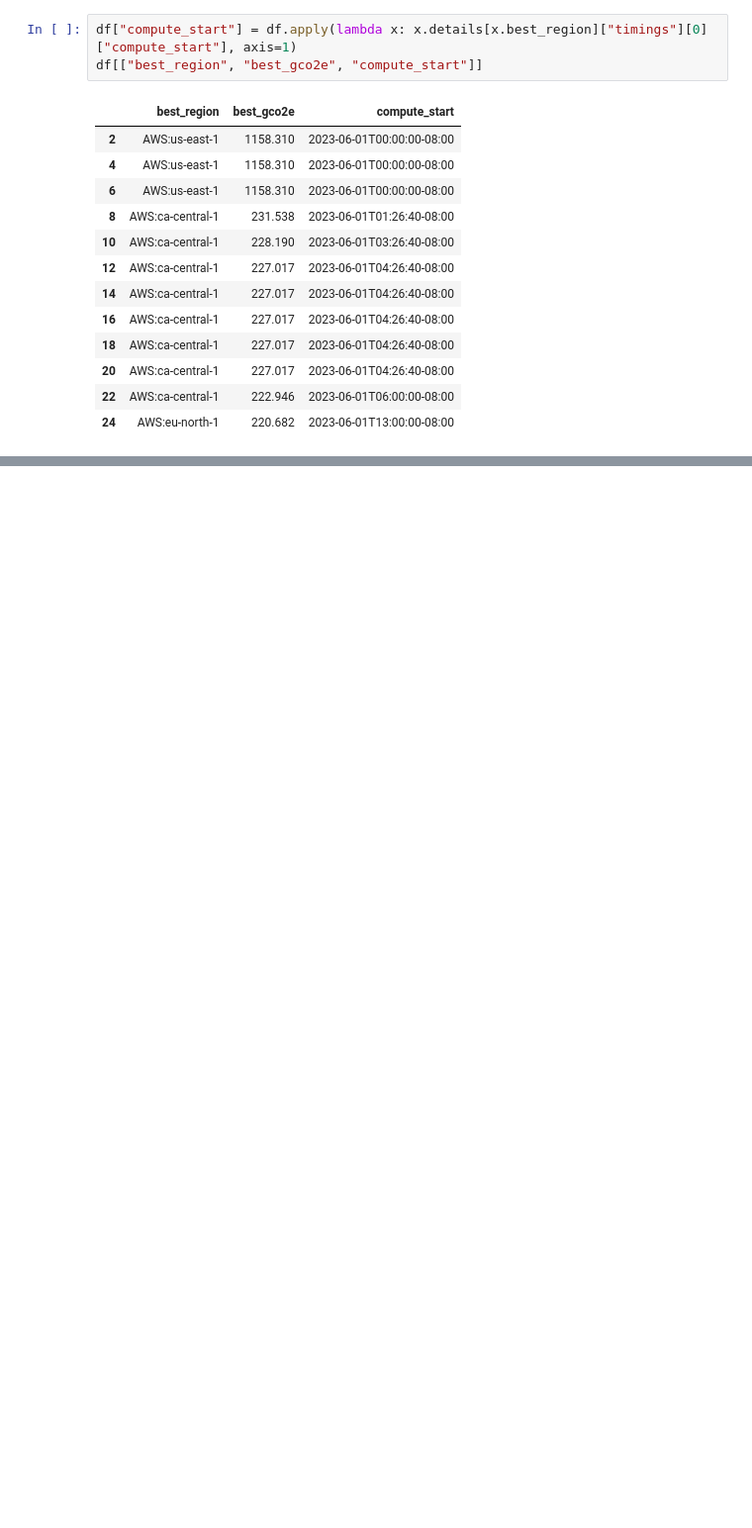
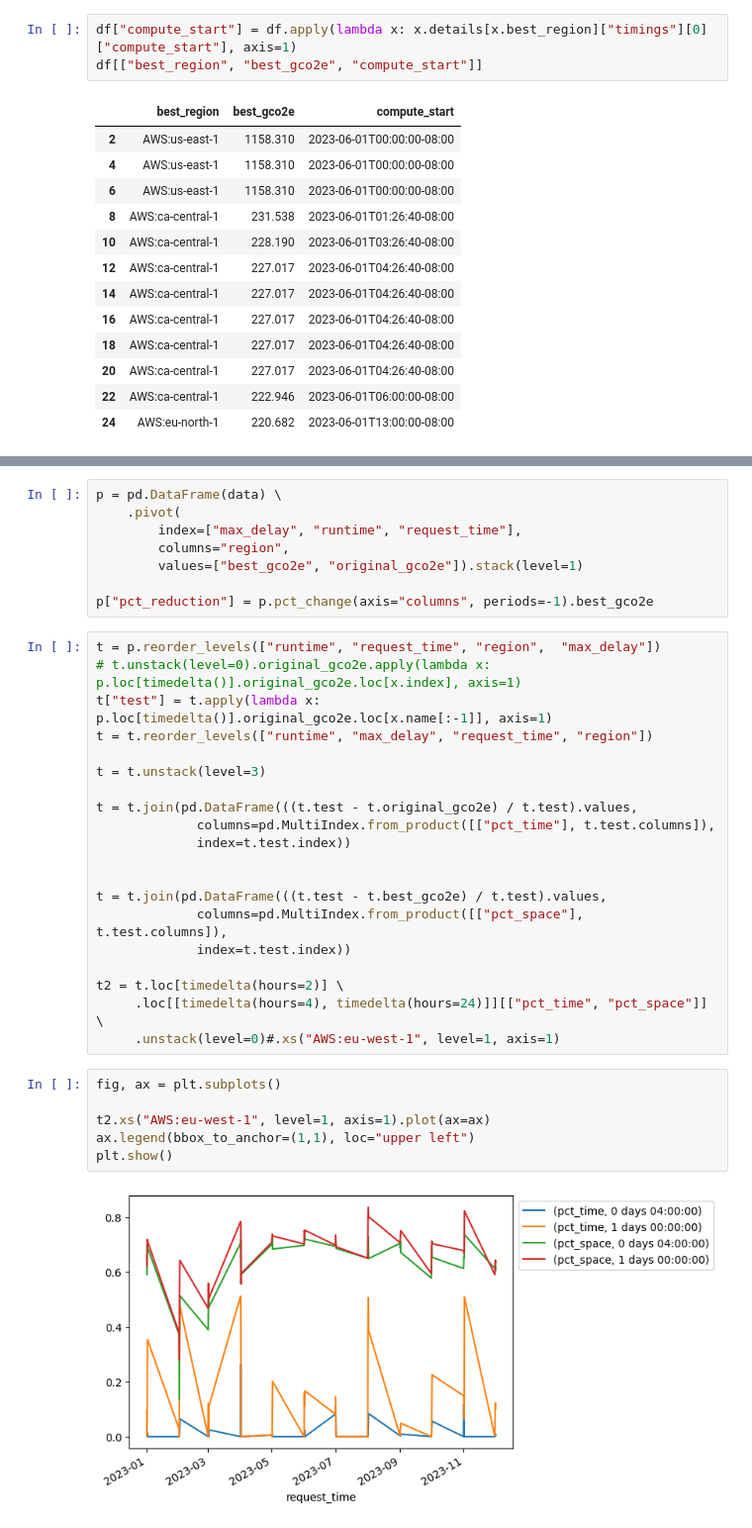
Before and after one commit to c3lab-net/migration-carbon-impact, a Jupyter notebook: analysis/time-varying.ipynb, the cells around one changed output, grey strips where cells are left out. Shown at 99% size. Cells and saved outputs as stored; diff of their text form; blank space fills up the shorter version.

Commit message:
graphing

```diff
--- a/analysis/time-varying.ipynb
+++ b/analysis/time-varying.ipynb
@@ -193,0 +238,36 @@ df[["best_region", "best_gco2e", "compute_start"]]
+# %%
+p = pd.DataFrame(data) \
+    .pivot(
+        index=["max_delay", "runtime", "request_time"],
+        columns="region",
+        values=["best_gco2e", "original_gco2e"]).stack(level=1)
+
+p["pct_reduction"] = p.pct_change(axis="columns", periods=-1).best_gco2e
+# %%
+t = p.reorder_levels(["runtime", "request_time", "region",  "max_delay"])
+# t.unstack(level=0).original_gco2e.apply(lambda x: p.loc[timedelta()].original_gco2e.loc[x.index], axis=1)
+t["test"] = t.apply(lambda x: p.loc[timedelta()].original_gco2e.loc[x.name[:-1]], axis=1)
+t = t.reorder_levels(["runtime", "max_delay", "request_time", "region"])
+
+t = t.unstack(level=3)
+
+t = t.join(pd.DataFrame(((t.test - t.original_gco2e) / t.test).values,
+             columns=pd.MultiIndex.from_product([["pct_time"], t.test.columns]),
+             index=t.test.index))
+
+
+t = t.join(pd.DataFrame(((t.test - t.best_gco2e) / t.test).values,
+             columns=pd.MultiIndex.from_product([["pct_space"], t.test.columns]),
+             index=t.test.index))
+
+t2 = t.loc[timedelta(hours=2)] \
+     .loc[[timedelta(hours=4), timedelta(hours=24)]][["pct_time", "pct_space"]] \
+     .unstack(level=0)#.xs("AWS:eu-west-1", level=1, axis=1)
+# %%
+fig, ax = plt.subplots()
+
+t2.xs("AWS:eu-west-1", level=1, axis=1).plot(ax=ax)
+ax.legend(bbox_to_anchor=(1,1), loc="upper left")
+plt.show()
+# %% [output]
+[figure, added]
```
Also changed, not shown: parts of 5 cells of this notebook, 1 other file.
